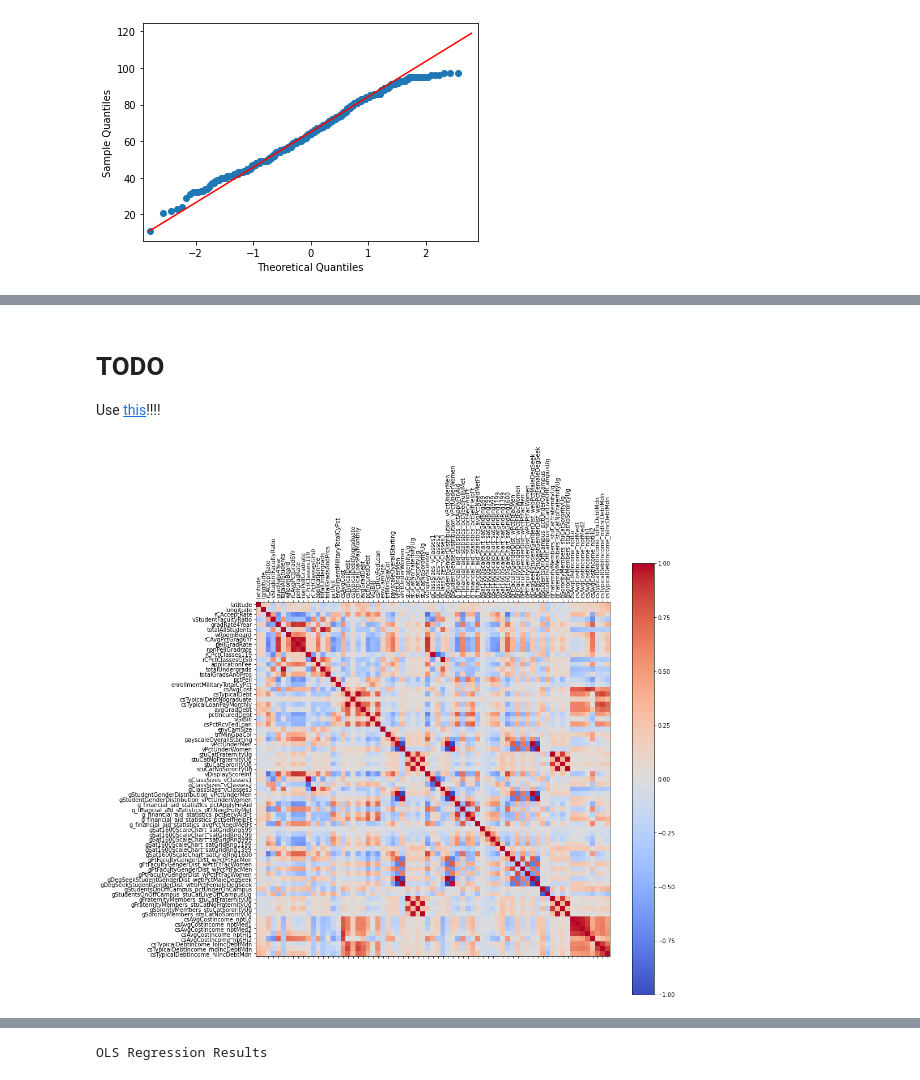
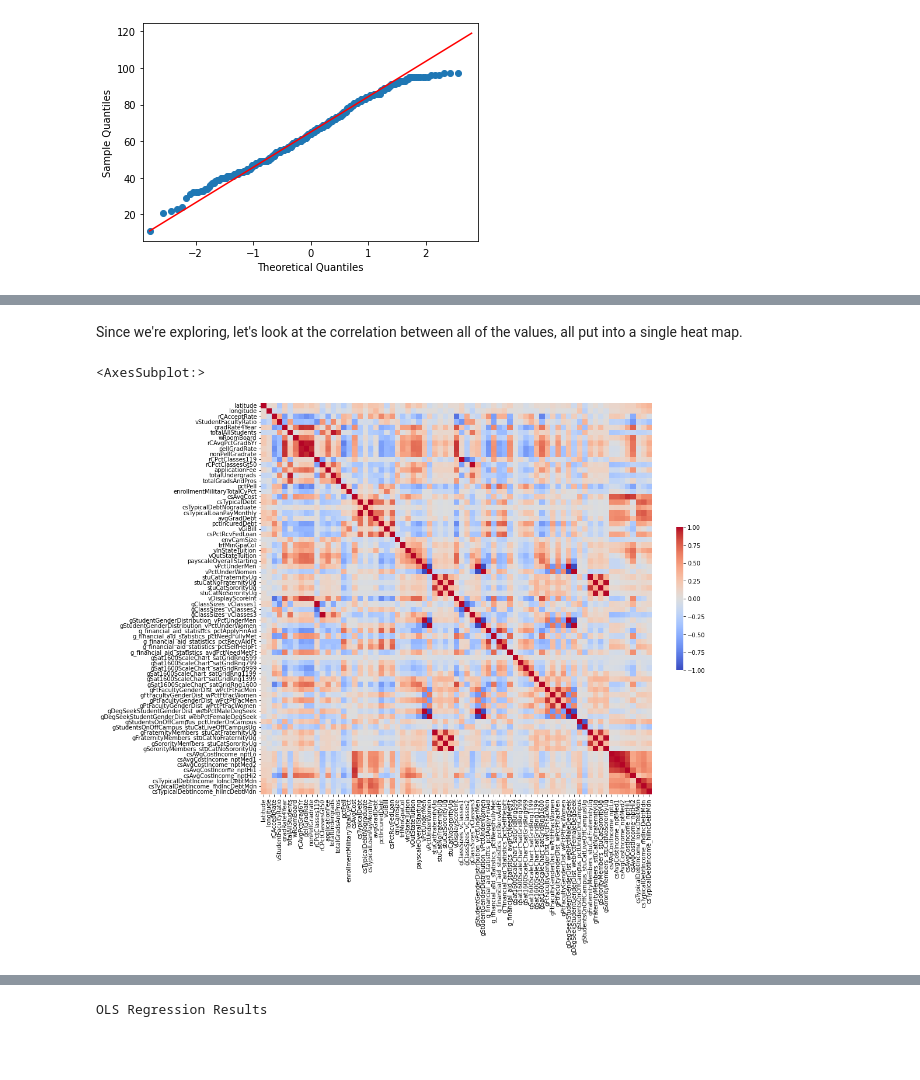
Before and after one commit to Aurathic/USNews-Colleges-Web-Scraper, a Jupyter notebook: python_web_scraper/web_scraping_2.ipynb, the cells around one changed output, grey strips where cells are left out. Cells and saved outputs as stored; diff of their text form; code cells hidden in the pictures; blank space fills up the shorter version.

```diff
--- a/python_web_scraper/web_scraping_2.ipynb
+++ b/python_web_scraper/web_scraping_2.ipynb
@@ -359,3 +418,3 @@ If we want to regress against other data, the best values to use are those with
 # %%
-univ_df_norm = pd.json_normalize(univ_df.to_dict('records'), sep="_") # un-nest the nested variables
-univ_df_norm = univ_df_norm.select_dtypes([np.number]) # remove columns which are non-numeric
+univ_df_num = univ_df.select_dtypes([np.number]).copy() # remove columns which are non-numeric
+univ_df_num.columns
@@ -365,5 +441,6 @@ First, let's see how much that this is an issue. We'll remove all of the univers
 # %%
-univ_df_norm.dropna(subset=["vDisplayScoreInt"], inplace=True) # remove all of the schools without a score
-df_nas = univ_df.isna().sum()
-df_nas[df_nas > 0]
+univ_df_num.dropna(subset=["vDisplayScoreInt"], inplace=True) # remove all of the schools without a score
+df_nas = univ_df_num.isna().sum()
+ax = sns.histplot(df_nas, discrete=True)
+ax.set(xlabel="Number of Rows Missing Data")
 # %% [output]
@@ -413,19 +475,10 @@ univ_df_norm
-# %% [markdown]
-# TODO
-Use [this](https://medium.com/@sebastiannorena/finding-correlation-between-many-variables-multidimensional-dataset-with-python-5deb3f39ffb3)!!!!
+# %% [markdown]
+Since we're exploring, let's look at the correlation between all of the values, all put into a single heat map.
 # %%
-# https://medium.com/@sebastiannorena/finding-correlation-between-many-variables-multidimensional-dataset-with-python-5deb3f39ffb3
 corr = univ_df_norm.corr()
-fig = plt.figure(figsize=(14,14))
-ax = fig.add_subplot(111)
-cax = ax.matshow(corr,cmap='coolwarm', vmin=-1, vmax=1)
-fig.colorbar(cax)
-ticks = np.arange(0,len(univ_df_norm.columns),1)
-ax.set_xticks(ticks)
-plt.xticks(rotation=90)
-ax.set_yticks(ticks)
-ax.set_xticklabels(univ_df_norm.columns)
-ax.set_yticklabels(univ_df_norm.columns)
-plt.show()
+fig, ax = plt.subplots(figsize=(15, 15))
+sns.heatmap(corr, center=0, cmap='coolwarm',
+            square=True, cbar_kws={"shrink": .3}, xticklabels=True, yticklabels=True)
 # %% [output]
+<AxesSubplot:>
-[figure, old version]
+[figure, new version]
```
Also changed, not shown: parts of 61 cells of this notebook, 3 other files.
